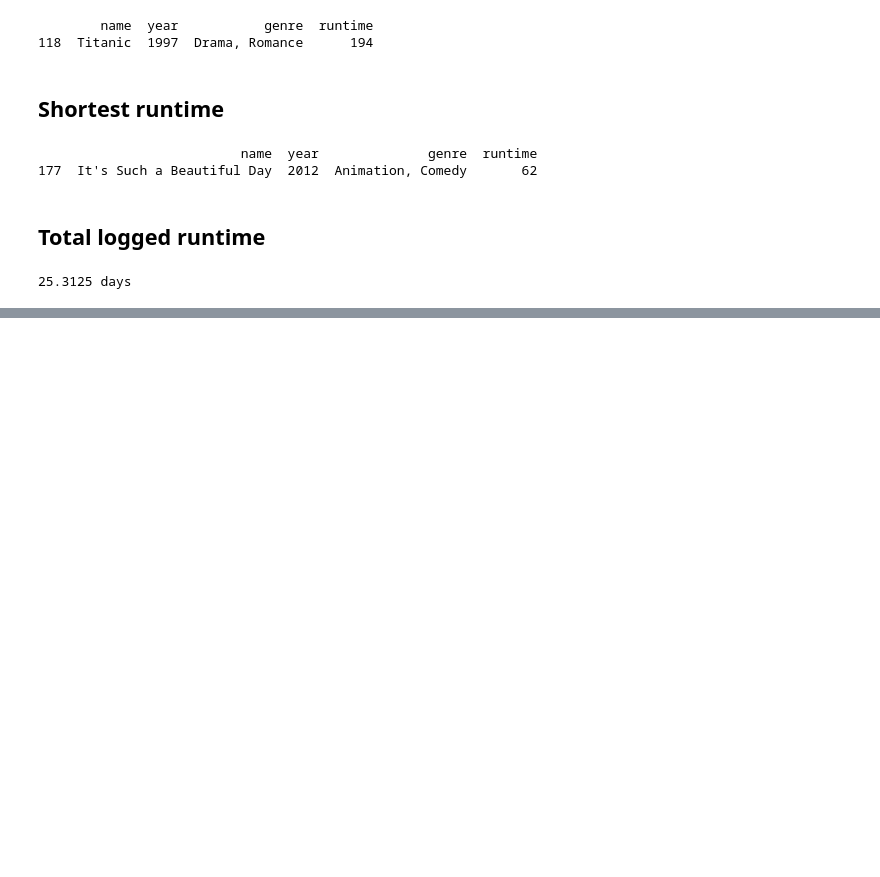
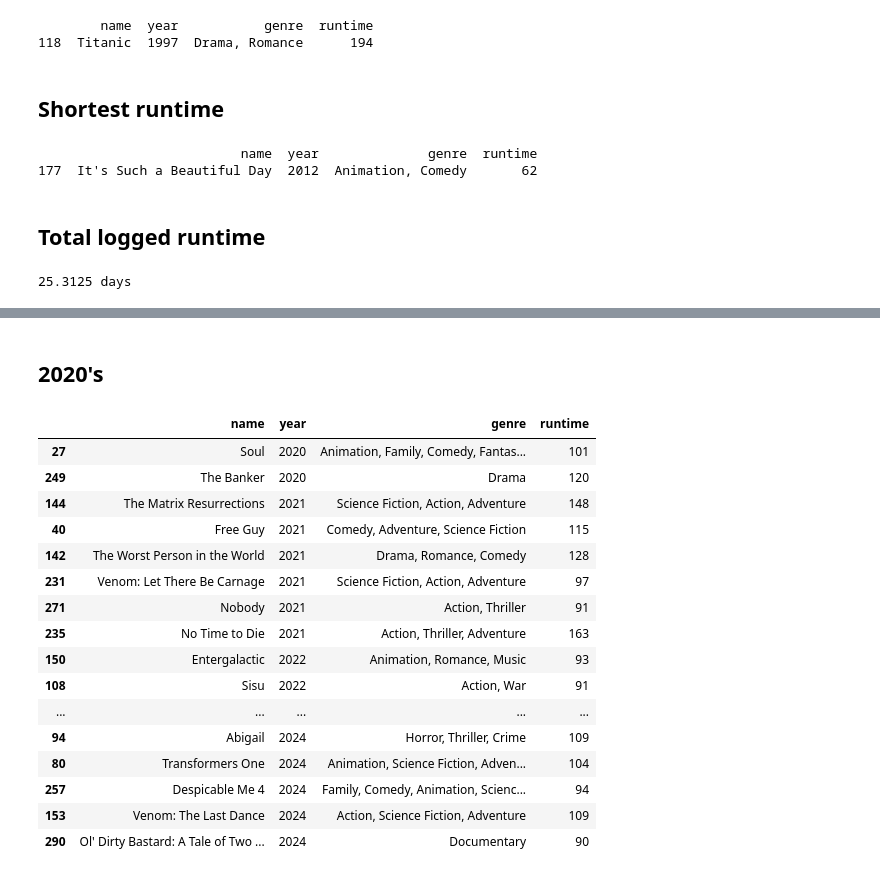
Before and after one commit to dngst/boxd-genres, a Jupyter notebook: boxd.ipynb, the cells around one changed output, grey strips where cells are left out. Cells and saved outputs as stored; diff of their text form; code cells hidden in the pictures; blank space fills up the shorter version.

```diff
--- a/boxd.ipynb
+++ b/boxd.ipynb
@@ -101,0 +124,22 @@ print(f"{total_minutes/1440} days")
+# %% [markdown]
+## 2020's
+# %%
+df[df.year >= 2020].sort_values('year')
+# %% [output]
+|  | name | year | genre | runtime |
+| 27 | Soul | 2020 | Animation, Family, Comedy, Fantas... | 101 |
+| 249 | The Banker | 2020 | Drama | 120 |
+| 144 | The Matrix Resurrections | 2021 | Science Fiction, Action, Adventure | 148 |
+| 40 | Free Guy | 2021 | Comedy, Adventure, Science Fiction | 115 |
+| 142 | The Worst Person in the World | 2021 | Drama, Romance, Comedy | 128 |
+| 231 | Venom: Let There Be Carnage | 2021 | Science Fiction, Action, Adventure | 97 |
+| 271 | Nobody | 2021 | Action, Thriller | 91 |
+| 235 | No Time to Die | 2021 | Action, Thriller, Adventure | 163 |
+| 150 | Entergalactic | 2022 | Animation, Romance, Music | 93 |
+| 108 | Sisu | 2022 | Action, War | 91 |
+| ... | ... | ... | ... | ... |
+| 94 | Abigail | 2024 | Horror, Thriller, Crime | 109 |
+| 80 | Transformers One | 2024 | Animation, Science Fiction, Adven... | 104 |
+| 257 | Despicable Me 4 | 2024 | Family, Comedy, Animation, Scienc... | 94 |
+| 153 | Venom: The Last Dance | 2024 | Action, Science Fiction, Adventure | 109 |
+| 290 | Ol' Dirty Bastard: A Tale of Two ... | 2024 | Documentary | 90 |
```
Also changed, not shown: parts of 2 cells of this notebook.
